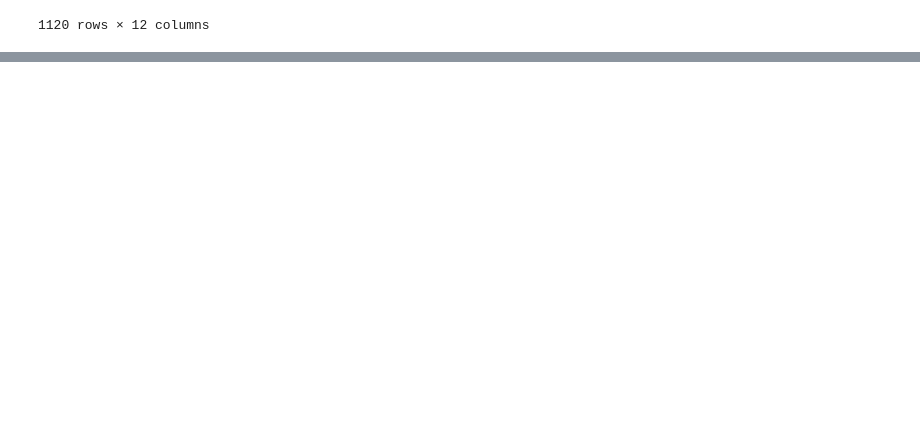
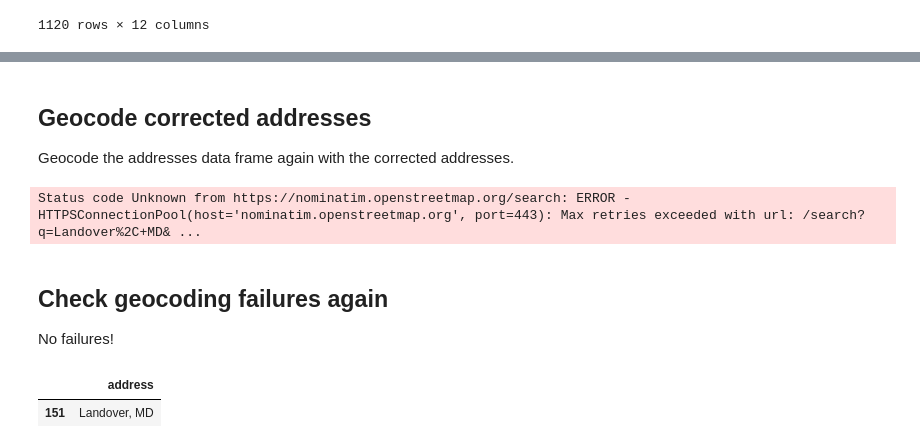
Before and after one commit to laurenoldham1202/final-project, a Jupyter notebook: notebooks/geocode.ipynb, the cells around one changed output, grey strips where cells are left out. Drawn from its saved outputs; the diff is of its cells as text; code cells hidden in the pictures; blank space fills up the shorter version.

Commit message:
Clean up geocoding notebook

```diff
--- a/notebooks/geocode.ipynb
+++ b/notebooks/geocode.ipynb
@@ -121,0 +125,36 @@ x
+# %%
+# # Tests for successful geocoding addresses
+# gc.osm('University of California Los Angeles California')
+# gc.osm('WVU Morgantown West Virginia')
+# gc.osm('Texas A and M College Station Texas')
+# gc.osm('University of Minnesota St. Paul Minnesota')
+# gc.osm('UNLV Paradise Nevada')
+
+# Replace failure geocoding addresses with successful ones
+addresses[addresses.address == 'University of California, Los Angeles Los Angeles California'] = 'University of California Los Angeles California'
+addresses[addresses.address == 'West Virginia University Morgantown West Virginia'] = 'WVU Morgantown West Virginia'
+addresses[addresses.address == 'Texas A&M University College Station Texas'] = 'Texas A & M, College Station Texas'
+addresses[addresses.address == 'University of Minnesota Minneapolis–Saint Paul Minnesota'] = 'University of Minnesota St. Paul Minnesota'
+addresses[addresses.address == 'University of Nevada, Las Vegas Paradise Nevada'] = 'UNLV Paradise Nevada'
+# %% [markdown]
+## Geocode corrected addresses
+
+Geocode the addresses data frame again with the corrected addresses.
+# %%
+geocoded = [gc.osm(school) for school in addresses.address]
+# %% [output]
+Status code Unknown from https://nominatim.openstreetmap.org/search: ERROR - HTTPSConnectionPool(host='nominatim.openstreetmap.org', port=443): Max retries exceeded with url: /search?q=Landover%2C+MD& ...
+# %% [markdown]
+## Check geocoding failures again
+
+No failures!
+# %%
+# find the index of failed results in the geocoded dataframe
+failIndex = [i for i in range(len(geocoded)) if geocoded[i].osm is None]
+
+# locate the above failure index values in the addresses dataframe
+fails = addresses.loc[failIndex]
+fails
+# %% [output]
+|  | address |
+| 151 | Landover, MD |
```
Also changed, not shown: parts of 13 cells of this notebook.
